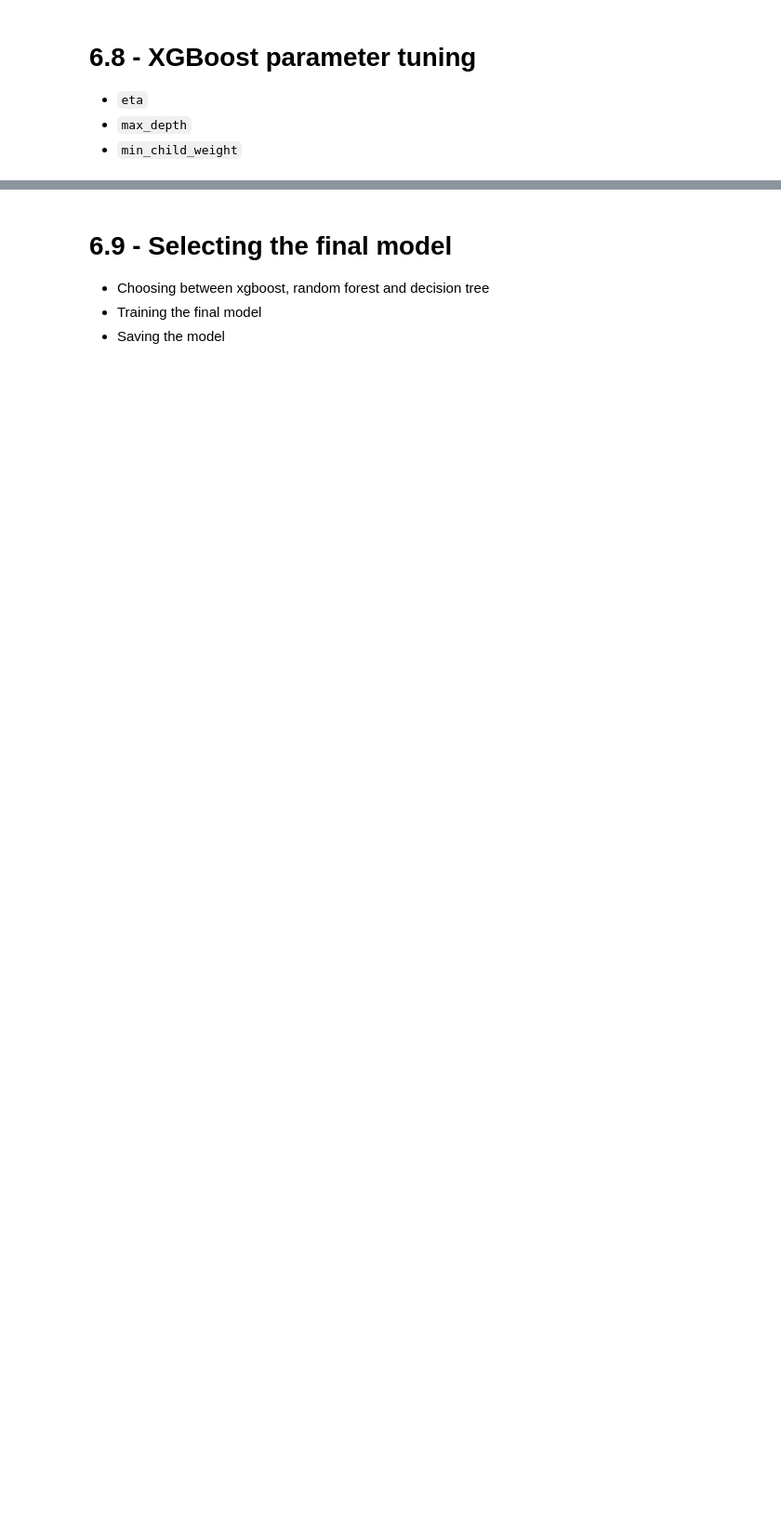
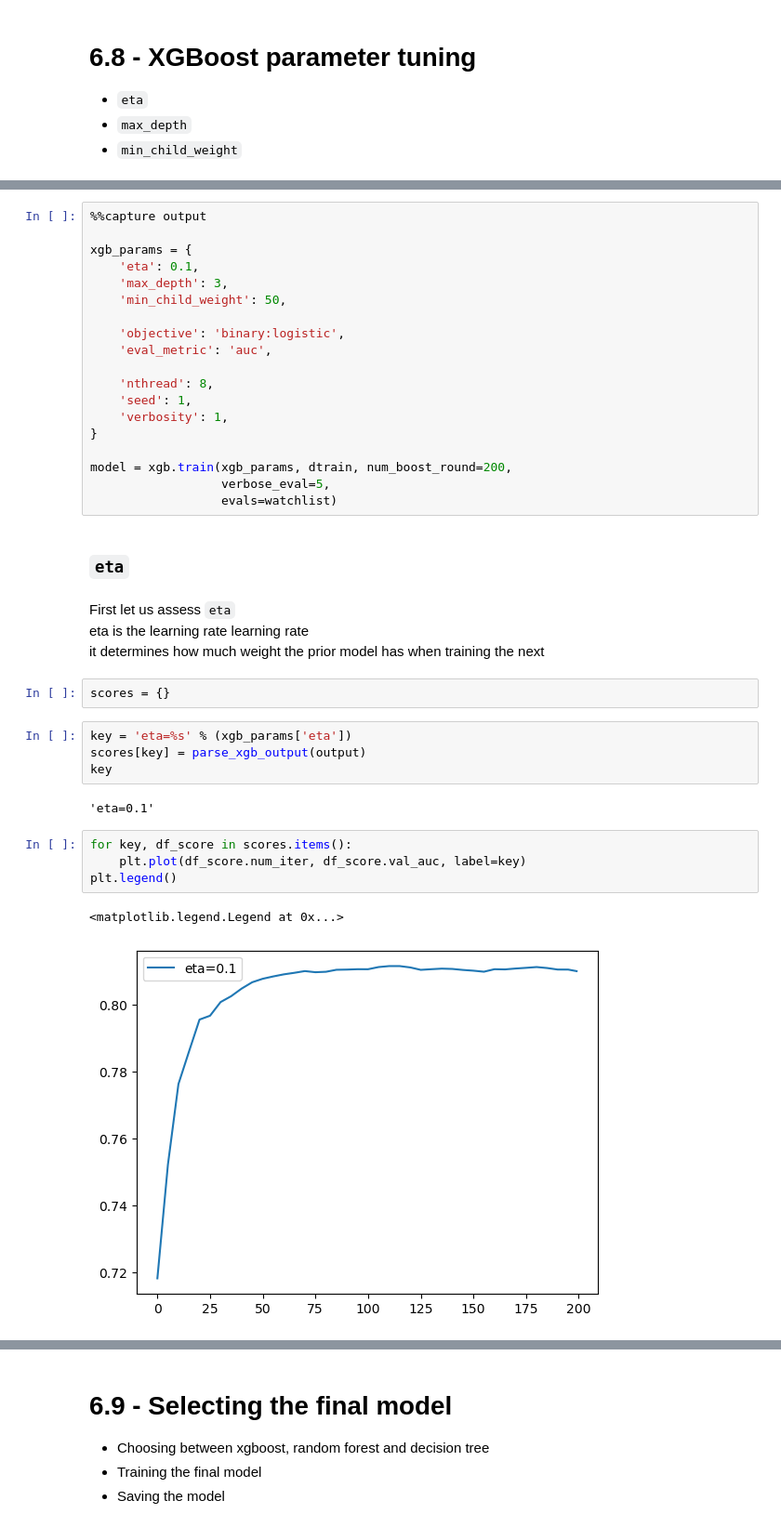
Before and after one commit to TylerJSimpson/machine_learning_zoomcamp, a Jupyter notebook: week_6/example.ipynb, the cells around one changed output, grey strips where cells are left out. Shown at 93% size. Saved outputs shown, nothing was run; the diff lists cells and outputs as text; blank space fills up the shorter version.

```diff
--- a/week_6/example.ipynb
+++ b/week_6/example.ipynb
@@ -806,0 +923,40 @@ RandomForestClassifier(max_depth=5, min_samples_leaf=10, n_estimators=200,
+# %%
+%%capture output
+
+xgb_params = {
+    'eta': 0.1,
+    'max_depth': 3,
+    'min_child_weight': 50,
+
+    'objective': 'binary:logistic',
+    'eval_metric': 'auc',
+
+    'nthread': 8,
+    'seed': 1,
+    'verbosity': 1,
+}
+
+model = xgb.train(xgb_params, dtrain, num_boost_round=200,
+                  verbose_eval=5,
+                  evals=watchlist)
+# %% [markdown]
+### `eta`
+# %% [markdown]
+First let us assess `eta`
+eta is the learning rate learning rate
+it determines how much weight the prior model has when training the next
+# %%
+scores = {}
+# %%
+key = 'eta=%s' % (xgb_params['eta'])
+scores[key] = parse_xgb_output(output)
+key
+# %% [output]
+'eta=0.1'
+# %%
+for key, df_score in scores.items():
+    plt.plot(df_score.num_iter, df_score.val_auc, label=key)
+plt.legend()
+# %% [output]
+<matplotlib.legend.Legend at 0x...>
+[figure, added]
```
Also changed, not shown: parts of 63 cells of this notebook.
